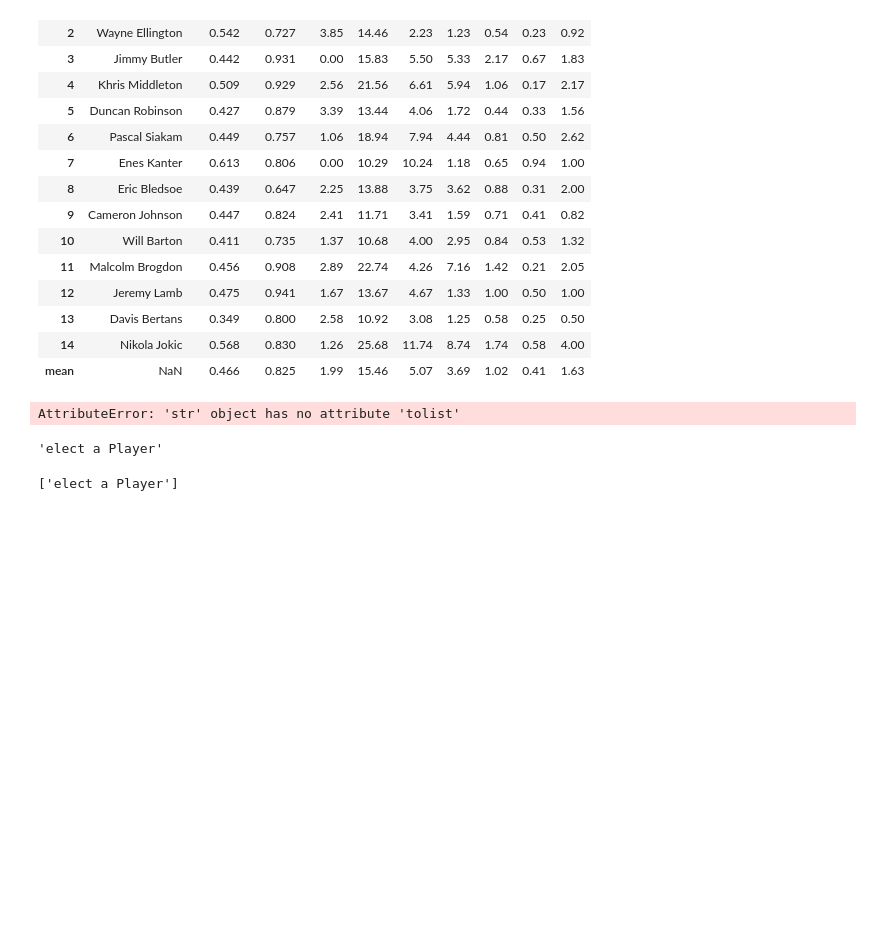
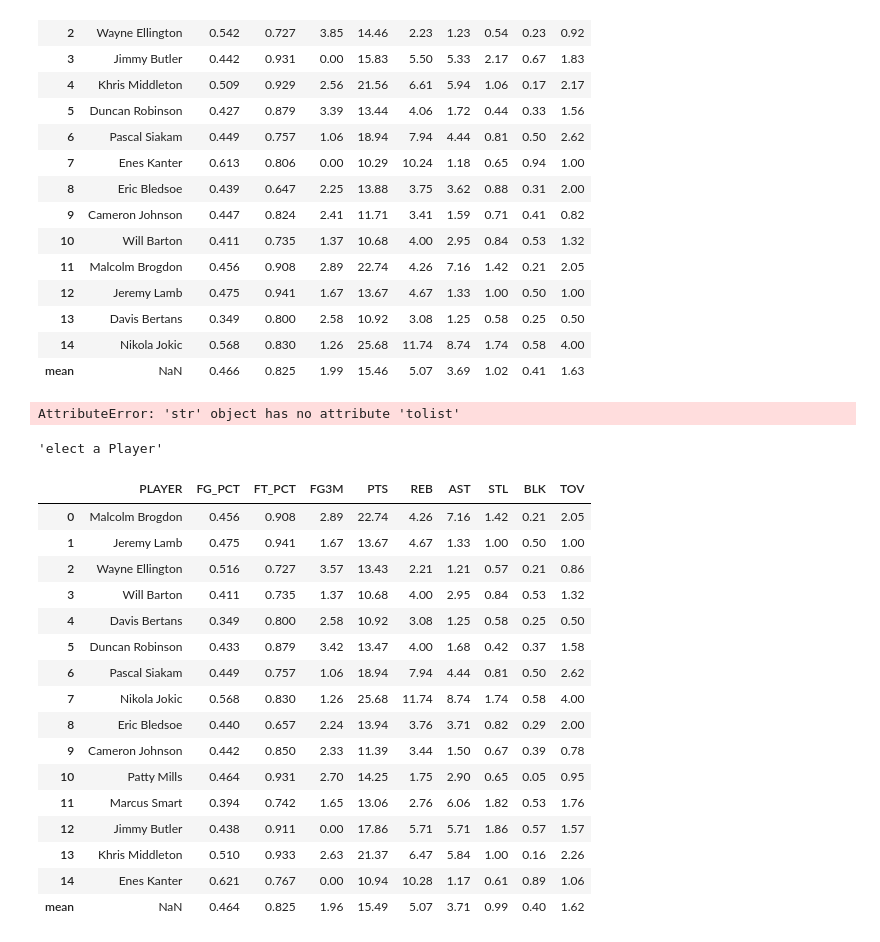
Before and after one commit to JaumeClave/waiver_wire_machine, a Jupyter notebook: notebooks/02_yahoo_fantasy_sports_api_exploration.ipynb, the cells around one changed output. Saved outputs shown, nothing was run; the diff lists cells and outputs as text; code cells hidden in the pictures; blank space fills up the shorter version.

```diff
--- a/notebooks/02_yahoo_fantasy_sports_api_exploration.ipynb
+++ b/notebooks/02_yahoo_fantasy_sports_api_exploration.ipynb
@@ -1834,7 +1811,3 @@ a = list("elect a Player")
 # %%
 b = list()
 b.append("elect a Player")
-# %%
-b
-# %% [output]
-['elect a Player']
@@ -1840,0 +1849,21 @@ b
+# %%
+
+nunn_yall_betta_team_avg_9cat
+# %% [output]
+|  | PLAYER | FG_PCT | FT_PCT | FG3M | PTS | REB | AST | STL | BLK | TOV |
+| 0 | Malcolm Brogdon | 0.456 | 0.908 | 2.89 | 22.74 | 4.26 | 7.16 | 1.42 | 0.21 | 2.05 |
+| 1 | Jeremy Lamb | 0.475 | 0.941 | 1.67 | 13.67 | 4.67 | 1.33 | 1.00 | 0.50 | 1.00 |
+| 2 | Wayne Ellington | 0.516 | 0.727 | 3.57 | 13.43 | 2.21 | 1.21 | 0.57 | 0.21 | 0.86 |
+| 3 | Will Barton | 0.411 | 0.735 | 1.37 | 10.68 | 4.00 | 2.95 | 0.84 | 0.53 | 1.32 |
+| 4 | Davis Bertans | 0.349 | 0.800 | 2.58 | 10.92 | 3.08 | 1.25 | 0.58 | 0.25 | 0.50 |
+| 5 | Duncan Robinson | 0.433 | 0.879 | 3.42 | 13.47 | 4.00 | 1.68 | 0.42 | 0.37 | 1.58 |
+| 6 | Pascal Siakam | 0.449 | 0.757 | 1.06 | 18.94 | 7.94 | 4.44 | 0.81 | 0.50 | 2.62 |
+| 7 | Nikola Jokic | 0.568 | 0.830 | 1.26 | 25.68 | 11.74 | 8.74 | 1.74 | 0.58 | 4.00 |
+| 8 | Eric Bledsoe | 0.440 | 0.657 | 2.24 | 13.94 | 3.76 | 3.71 | 0.82 | 0.29 | 2.00 |
+| 9 | Cameron Johnson | 0.442 | 0.850 | 2.33 | 11.39 | 3.44 | 1.50 | 0.67 | 0.39 | 0.78 |
+| 10 | Patty Mills | 0.464 | 0.931 | 2.70 | 14.25 | 1.75 | 2.90 | 0.65 | 0.05 | 0.95 |
+| 11 | Marcus Smart | 0.394 | 0.742 | 1.65 | 13.06 | 2.76 | 6.06 | 1.82 | 0.53 | 1.76 |
+| 12 | Jimmy Butler | 0.438 | 0.911 | 0.00 | 17.86 | 5.71 | 5.71 | 1.86 | 0.57 | 1.57 |
+| 13 | Khris Middleton | 0.510 | 0.933 | 2.63 | 21.37 | 6.47 | 5.84 | 1.00 | 0.16 | 2.26 |
+| 14 | Enes Kanter | 0.621 | 0.767 | 0.00 | 10.94 | 10.28 | 1.17 | 0.61 | 0.89 | 1.06 |
+| mean | NaN | 0.464 | 0.825 | 1.96 | 15.49 | 5.07 | 3.71 | 0.99 | 0.40 | 1.62 |
```
Also changed, not shown: parts of 14 cells of this notebook, 1 other file.
